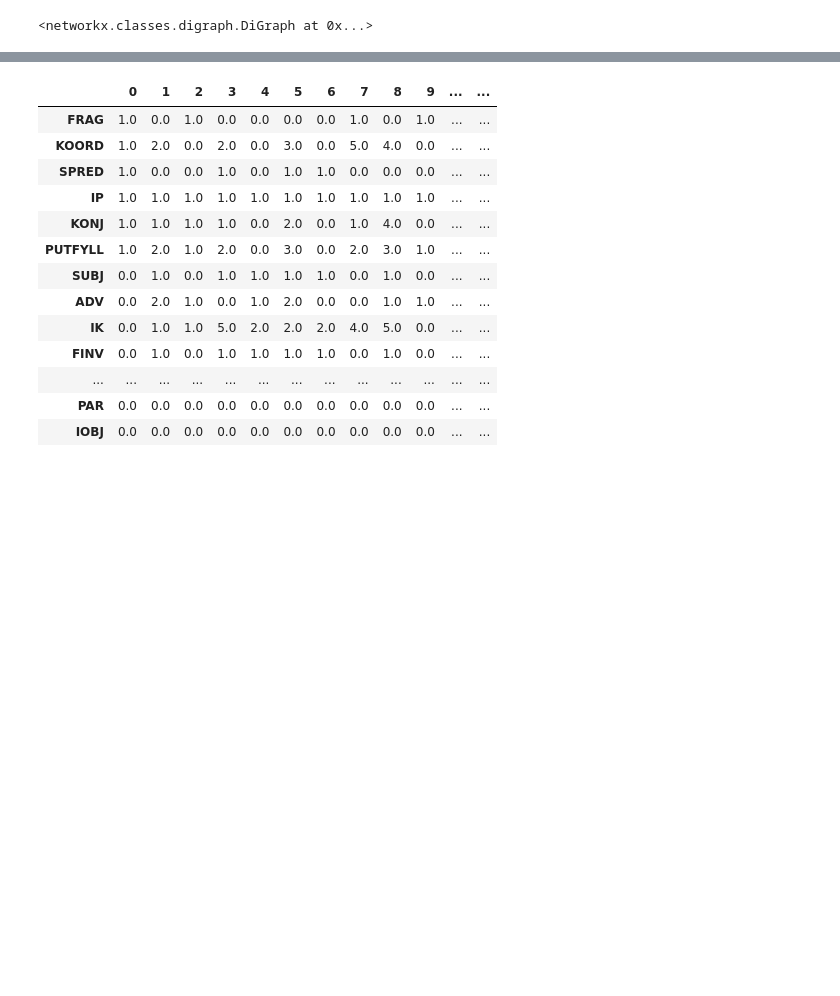
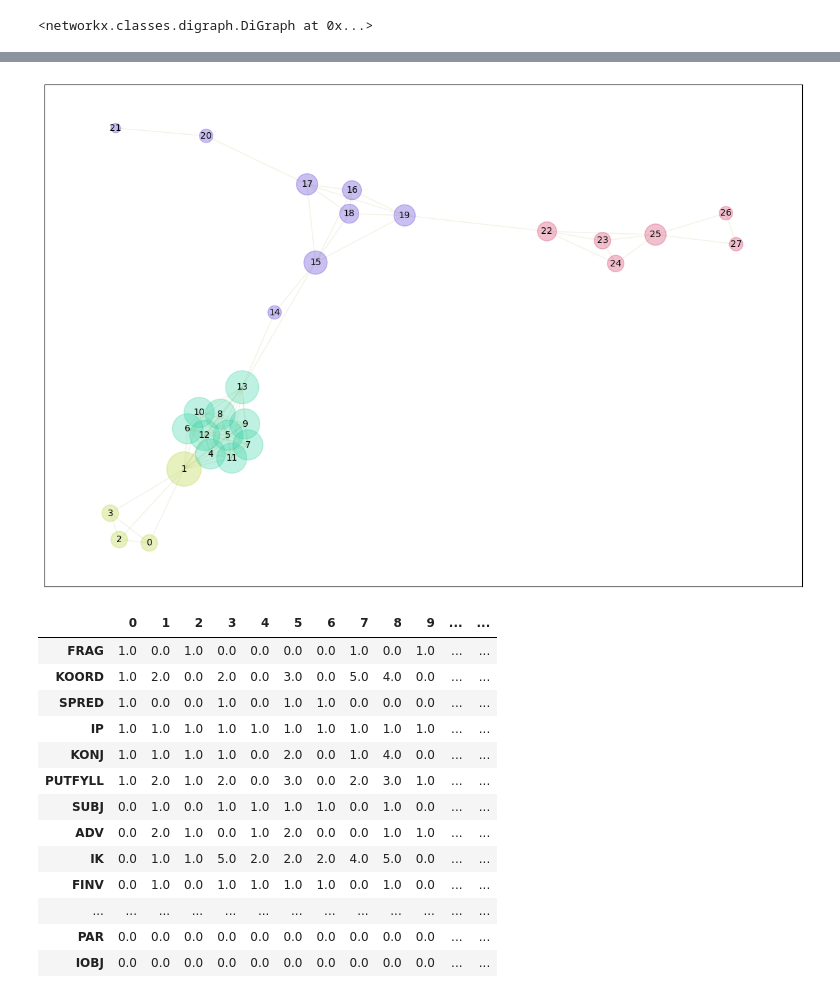
Before and after one commit to Yoonsen/NDT_analyse, a Jupyter notebook: sammenlign_line_graph_ndt.ipynb, the cells around one changed output, grey strips where cells are left out. Drawn from its saved outputs; the diff is of its cells as text; code cells hidden in the pictures; blank space fills up the shorter version.

```diff
--- a/sammenlign_line_graph_ndt.ipynb
+++ b/sammenlign_line_graph_ndt.ipynb
@@ -105,3 +116,7 @@ Gds = [dual_dh_style(G) for G in Gs]
+# %%
+gnl.show_graph(Gds[3])
+# %% [output]
+[figure, added]
 # %%
 from collections import Counter
 # %%
```
Also changed, not shown: parts of 6 cells of this notebook.
